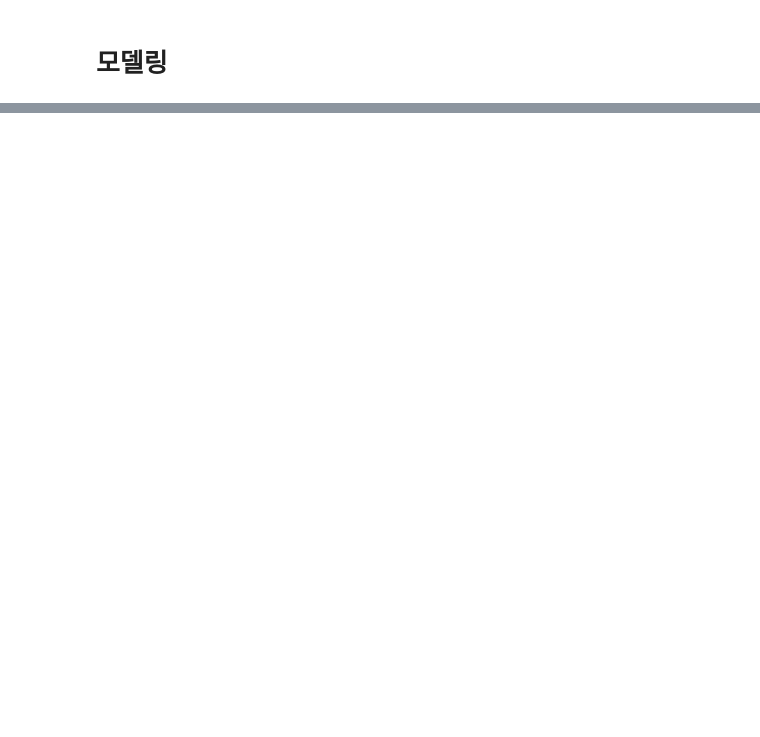
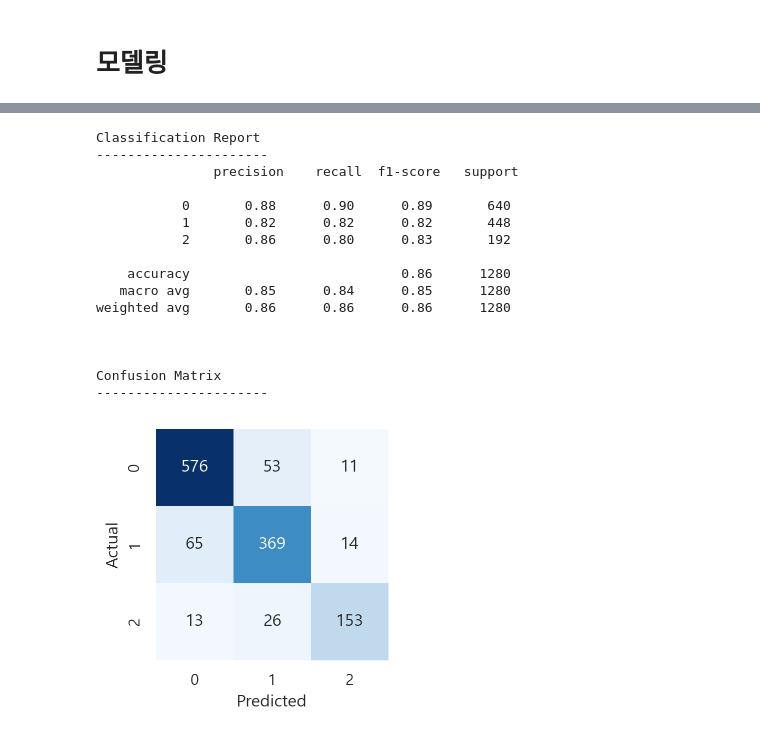
Before and after one commit to yonghyeun/Dementia_Analysis, a Jupyter notebook: 희묵/Hippocampus2OASIS.ipynb, the cells around one changed output, grey strips where cells are left out. Drawn from its saved outputs; the diff is of its cells as text; code cells hidden in the pictures; blank space fills up the shorter version.

```diff
--- a/희묵/Hippocampus2OASIS.ipynb
+++ b/희묵/Hippocampus2OASIS.ipynb
@@ -213,0 +370,44 @@ len(non), len(non_label), non[0].shape, non_label[0]
+# %%
+def result_summary(model, X_test, y_test):
+    """
+    model, X_test, y_test를 입력하면 confusion matrix, classification report를 보여주고
+    y_pred_label을 리턴하는 함수
+    """
+    # X_test에 대한 정답값 예측
+    y_pred = model.predict(X_test, verbose=0);
+
+    # argmax로 클래스 중 정답값 선택
+    y_test_label = [np.argmax(y) for y in y_test]
+    y_pred_label = [np.argmax(y) for y in y_pred]
+
+    # Classification Report
+    clr = classification_report(y_test_label, y_pred_label)
+    print("Classification Report\n----------------------\n", clr)
+
+    # Confusion Matrix
+    cm = confusion_matrix(y_test_label, y_pred_label)
+    print("\n\nConfusion Matrix\n----------------------")
+    plt.figure(figsize=(3, 3))
+    sns.heatmap(cm, annot=True, vmin=0, fmt='g', cbar=False, cmap='Blues')
+    plt.xlabel("Predicted")
+    plt.ylabel("Actual");
+# %%
+result_summary(cnn, X_test, y_test)
+# %% [output]
+Classification Report
+----------------------
+               precision    recall  f1-score   support
+
+           0       0.88      0.90      0.89       640
+           1       0.82      0.82      0.82       448
+           2       0.86      0.80      0.83       192
+
+    accuracy                           0.86      1280
+   macro avg       0.85      0.84      0.85      1280
+weighted avg       0.86      0.86      0.86      1280
+
+
+
+Confusion Matrix
+----------------------
+[figure, added]
```
Also changed, not shown: parts of 38 cells of this notebook.
